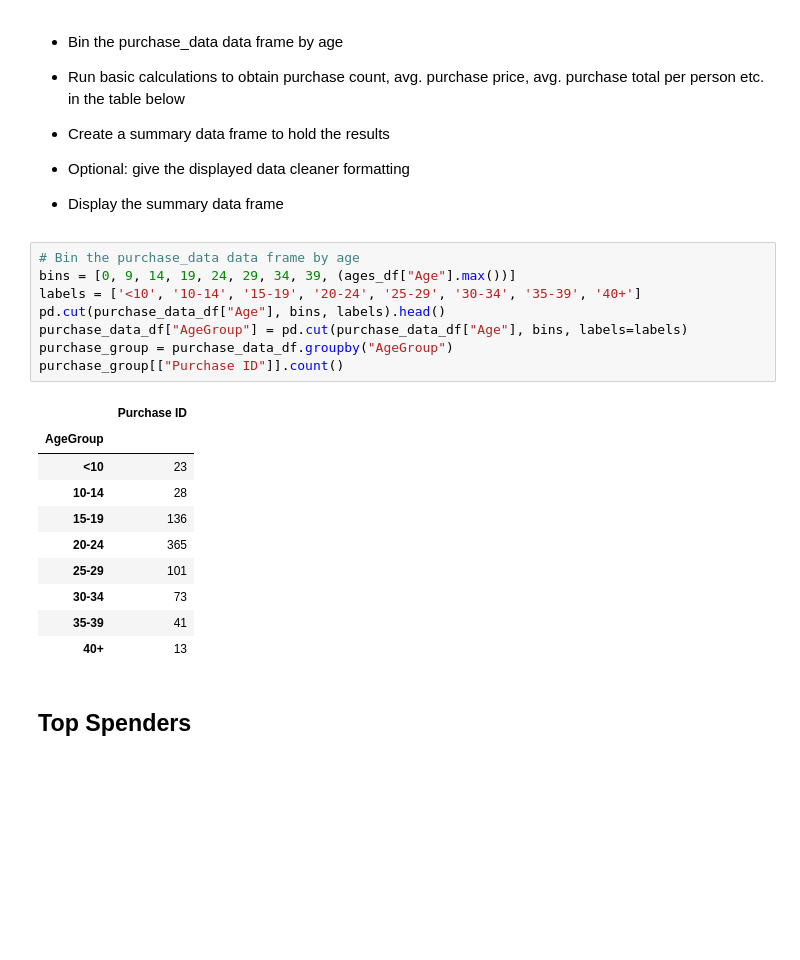
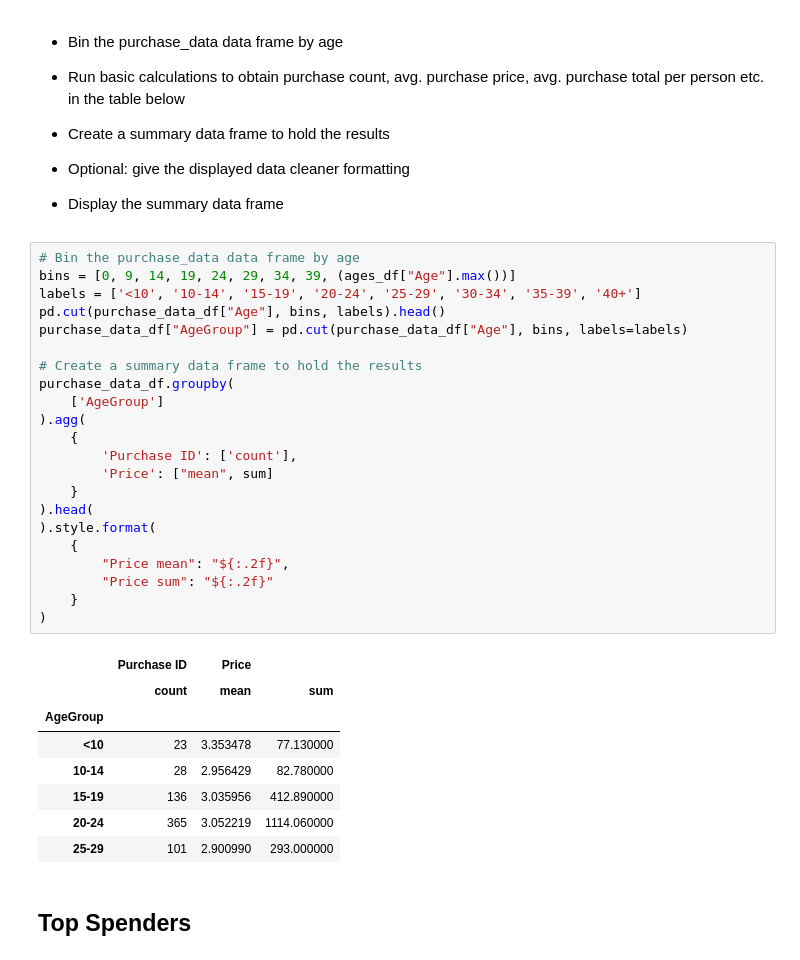
Before and after one commit to Grwat33/pandas-challenge, a Jupyter notebook: HeroesOfPymoli/HeroesOfPymoliAnalysis.ipynb, the cells around one changed output. Cells and saved outputs as stored; diff of their text form; blank space fills up the shorter version.

```diff
--- a/HeroesOfPymoli/HeroesOfPymoliAnalysis.ipynb
+++ b/HeroesOfPymoli/HeroesOfPymoliAnalysis.ipynb
@@ -269,22 +269,34 @@ Purchasing Analysis (Age)¶
 # %%
 # Bin the purchase_data data frame by age
 bins = [0, 9, 14, 19, 24, 29, 34, 39, (ages_df["Age"].max())]
 labels = ['<10', '10-14', '15-19', '20-24', '25-29', '30-34', '35-39', '40+']
 pd.cut(purchase_data_df["Age"], bins, labels).head()
 purchase_data_df["AgeGroup"] = pd.cut(purchase_data_df["Age"], bins, labels=labels)
-purchase_group = purchase_data_df.groupby("AgeGroup")
-purchase_group[["Purchase ID"]].count()
+
+# Create a summary data frame to hold the results
+purchase_data_df.groupby(
+    ['AgeGroup']
+).agg(
+    {
+        'Purchase ID': ['count'],
+        'Price': ["mean", sum]
+    }
+).head(
+).style.format(
+    {
+        "Price mean": "${:.2f}",
+        "Price sum": "${:.2f}"
+    }
+)
 # %% [output]
-|  | Purchase ID |
-| AgeGroup |  |
-| <10 | 23 |
-| 10-14 | 28 |
-| 15-19 | 136 |
-| 20-24 | 365 |
-| 25-29 | 101 |
-| 30-34 | 73 |
-| 35-39 | 41 |
-| 40+ | 13 |
+|  | Purchase ID | Price |  |
+|  | count | mean | sum |
+| AgeGroup |  |  |  |
+| <10 | 23 | 3.353478 | 77.130000 |
+| 10-14 | 28 | 2.956429 | 82.780000 |
+| 15-19 | 136 | 3.035956 | 412.890000 |
+| 20-24 | 365 | 3.052219 | 1114.060000 |
+| 25-29 | 101 | 2.900990 | 293.000000 |
 # %% [markdown]
 ## Top Spenders
 # %% [markdown]
```
